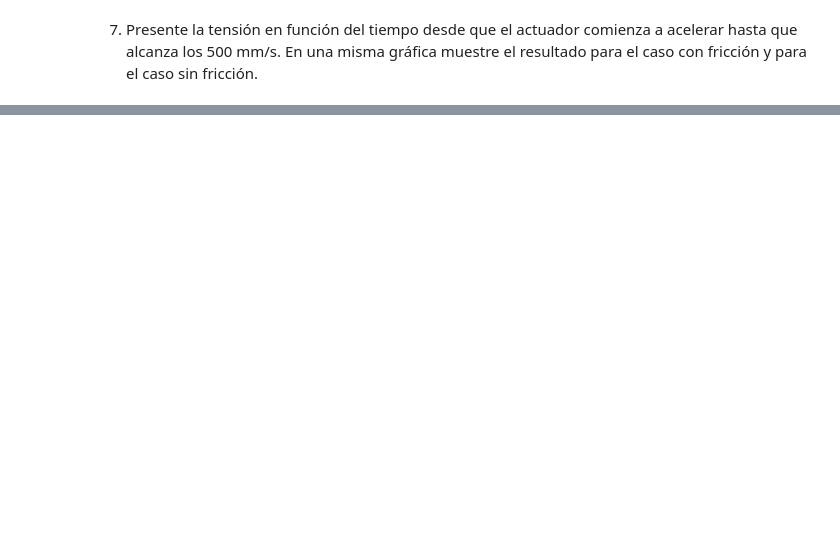
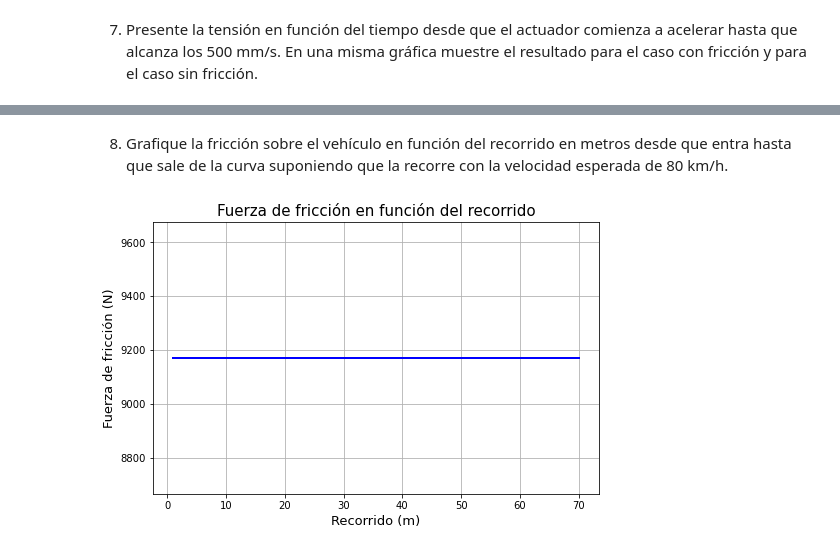
Before and after one commit to adazaa21/a_dazaa_2_HC, a Jupyter notebook: Taller_1.3_Daza.ipynb, the cells around one changed output, grey strips where cells are left out. Saved outputs shown, nothing was run; the diff lists cells and outputs as text; code cells hidden in the pictures; blank space fills up the shorter version.

```diff
--- a/Taller_1.3_Daza.ipynb
+++ b/Taller_1.3_Daza.ipynb
@@ -122,0 +187,35 @@ Ft_f
+# %% [markdown]
+8. Grafique la fricción sobre el vehículo en función del recorrido en metros desde que entra hasta que sale de la curva suponiendo que la recorre con la velocidad esperada de 80 km/h.
+# %%
+#Hacemos sumatoria de fuerza en X
+#-Fr(fuerza de fricción) + F(velocidad) = m*a
+
+# Datos
+m = 1300  # kg
+g = 9.81  # m/s² (aceleración debida a la gravedad)
+p = 70  # radio de la curva en metros
+v = (80/3.6)/p  # conversión de km/h a m/s
+
+a = p*v**2
+# Crear un array de recorrido en metros
+recorrido = np.linspace(1, p, 10)
+
+# Calcular la fuerza de fricción para cada valor de recorrido
+Fr = [(m * a) for i in recorrido]
+
+# Crear arrays para los valores de x e y en el gráfico
+x = recorrido
+y = Fr
+
+# Configurar y mostrar el gráfico
+hor = 8
+ver = 5
+plt.figure(figsize=(hor, ver))
+plt.title('Fuerza de fricción en función del recorrido', fontsize=15)
+plt.ylabel('Fuerza de fricción (N)', fontsize=13)
+plt.xlabel('Recorrido (m)', fontsize=13)
+plt.plot(x, y, color='blue', linewidth=2)
+plt.grid()
+plt.show()
+# %% [output]
+[figure, added]
```
Also changed, not shown: parts of 17 cells of this notebook, 1 other file.
